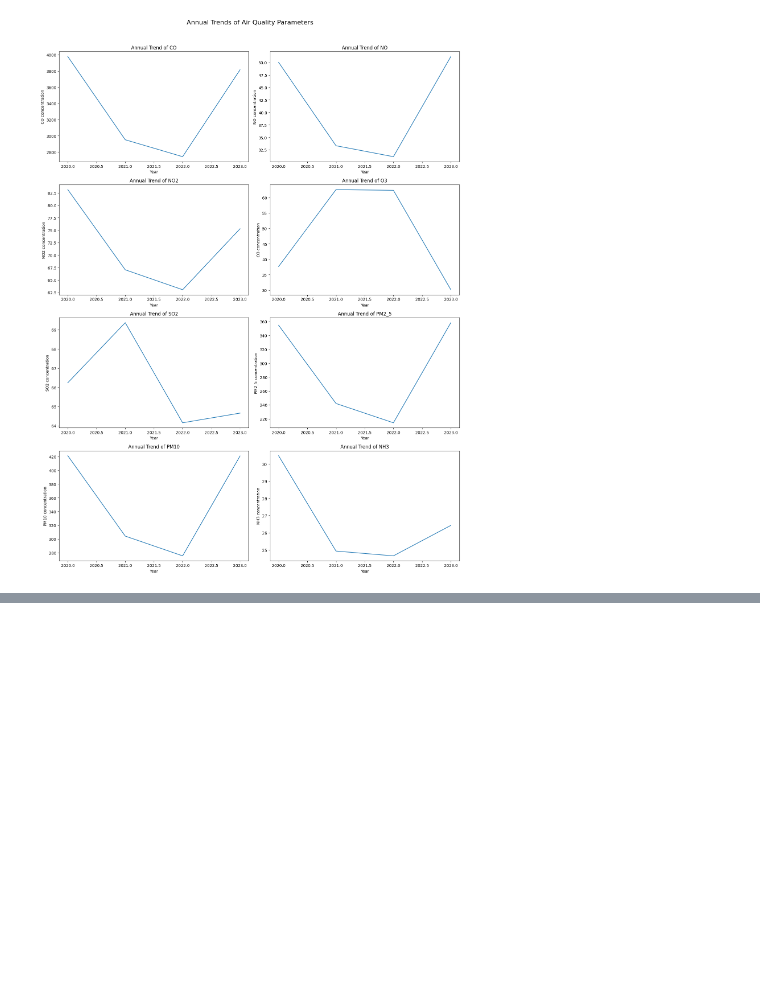
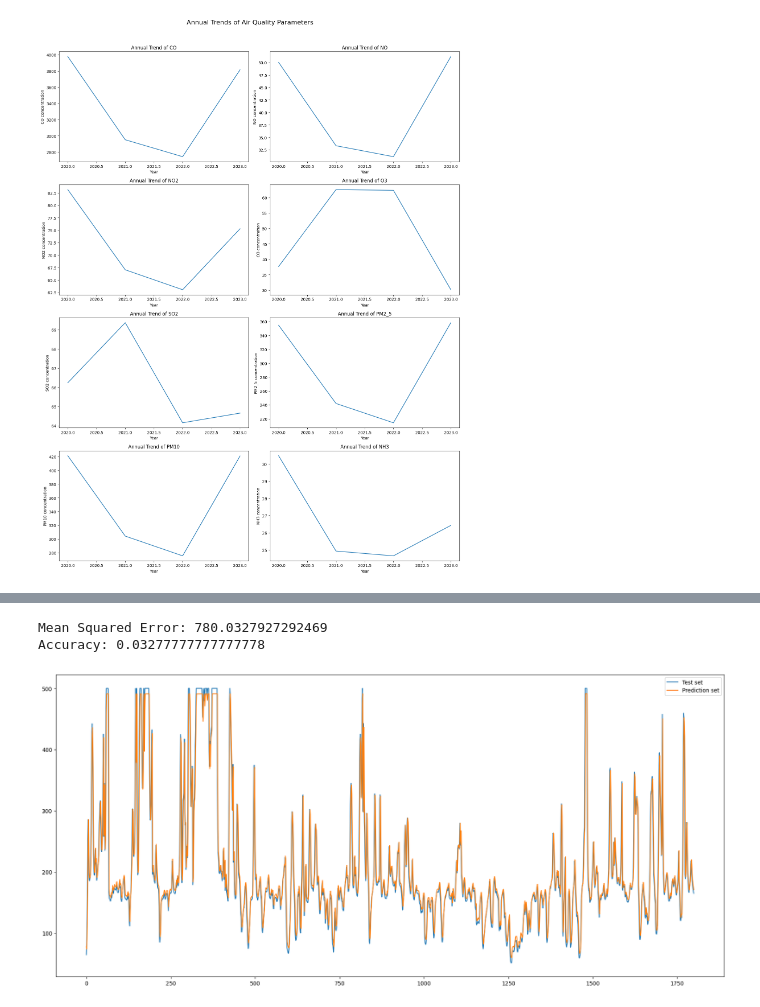
Before and after one commit to Kappappa2111/Air-Quality-Analysis, a Jupyter notebook: code/Project.ipynb, the cells around one changed output, grey strips where cells are left out. Cells and saved outputs as stored; diff of their text form; code cells hidden in the pictures; blank space fills up the shorter version.

```diff
--- a/code/Project.ipynb
+++ b/code/Project.ipynb
@@ -241,0 +280,23 @@ NameError: name 'df' is not defined
+# %%
+arima_order = (1, 0, 0)
+arima_model_1 = evaluate_arima_model(df_aqi_subset.values, arima_order)
+model_fit = arima_model_1['model_fit']
+
+# Print results
+print("Mean Squared Error:", arima_model_1['mse'])
+print("Accuracy:", arima_model_1['acc'])
+# %% [output]
+Mean Squared Error: 780.0327927292469
+Accuracy: 0.03277777777777778
+# %%
+prediction = pd.Series(arima_model_1['predictions'])
+test = pd.Series(arima_model_1['test'])
+
+fig = plt.figure(figsize=(22, 10))
+ax = fig.add_subplot(1, 1, 1)
+ax.plot(test.reset_index(drop=True), label="Test set")
+ax.plot(prediction.reset_index(drop=True), label="Prediction set")
+ax.legend()
+plt.show()
+# %% [output]
+[figure, added]
```
Also changed, not shown: parts of 14 cells of this notebook.
